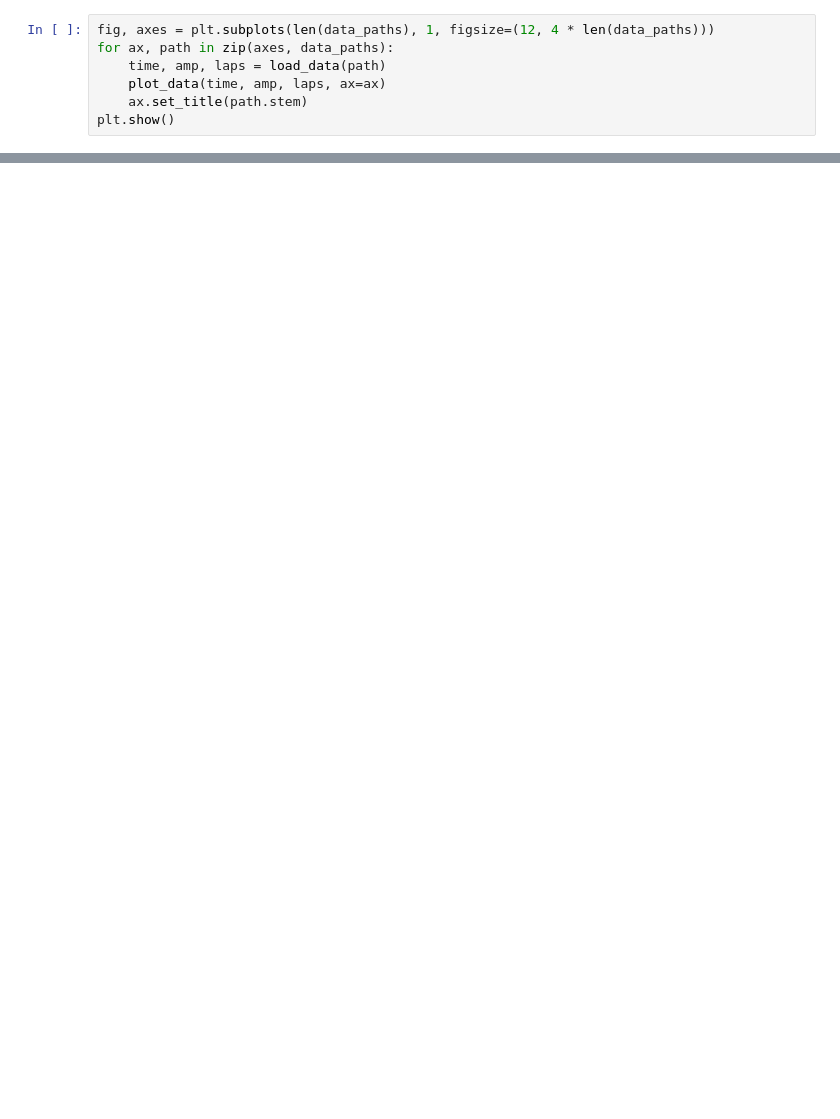
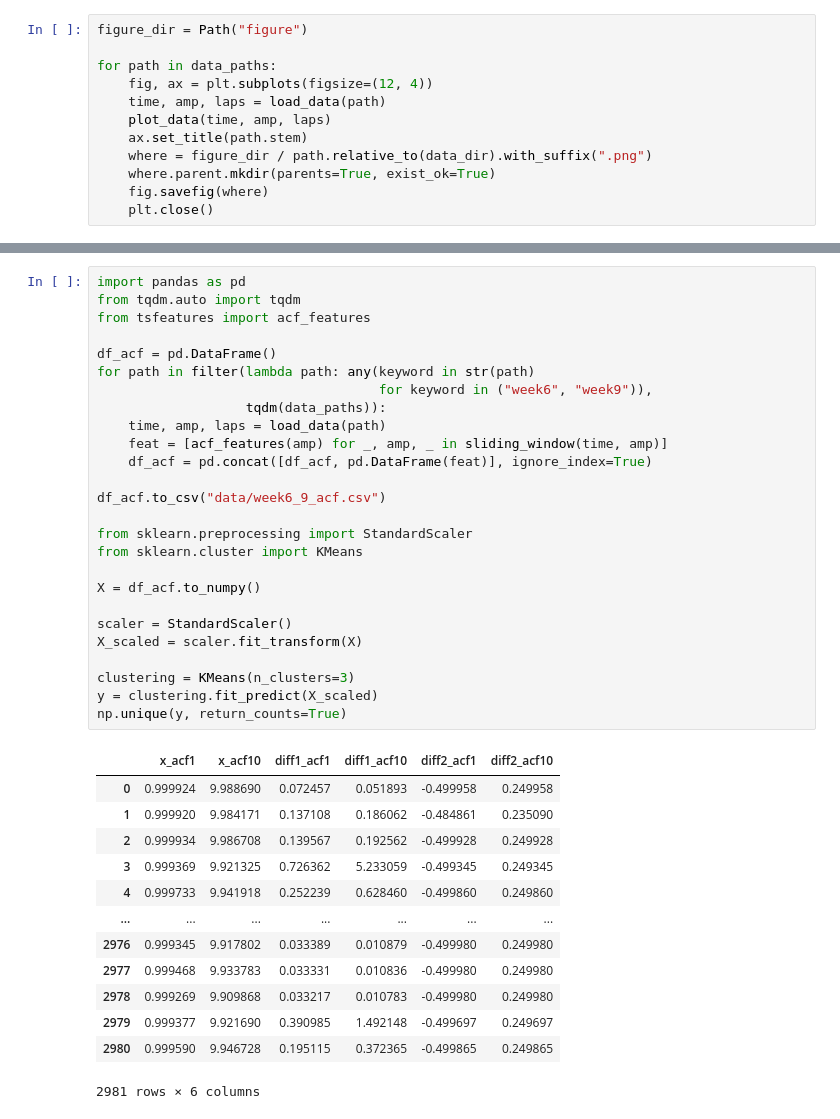
Before and after one commit to edward-ji/eyePlay, a Jupyter notebook: analysis/event.ipynb, the cells around one changed output, grey strips where cells are left out. Cells and saved outputs as stored; diff of their text form; blank space fills up the shorter version.

```diff
--- a/analysis/event.ipynb
+++ b/analysis/event.ipynb
@@ -61,7 +71,12 @@ plt.show()
 # %%
-fig, axes = plt.subplots(len(data_paths), 1, figsize=(12, 4 * len(data_paths)))
-for ax, path in zip(axes, data_paths):
+figure_dir = Path("figure")
+
+for path in data_paths:
+    fig, ax = plt.subplots(figsize=(12, 4))
     time, amp, laps = load_data(path)
-    plot_data(time, amp, laps, ax=ax)
+    plot_data(time, amp, laps)
     ax.set_title(path.stem)
-plt.show()
+    where = figure_dir / path.relative_to(data_dir).with_suffix(".png")
+    where.parent.mkdir(parents=True, exist_ok=True)
+    fig.savefig(where)
+    plt.close()
@@ -169,0 +174,40 @@ plt.show()
+# %%
+import pandas as pd
+from tqdm.auto import tqdm
+from tsfeatures import acf_features
+
+df_acf = pd.DataFrame()
+for path in filter(lambda path: any(keyword in str(path)
+                                    for keyword in ("week6", "week9")),
+                   tqdm(data_paths)):
+    time, amp, laps = load_data(path)
+    feat = [acf_features(amp) for _, amp, _ in sliding_window(time, amp)]
+    df_acf = pd.concat([df_acf, pd.DataFrame(feat)], ignore_index=True)
+
+df_acf.to_csv("data/week6_9_acf.csv")
+
+from sklearn.preprocessing import StandardScaler
+from sklearn.cluster import KMeans
+
+X = df_acf.to_numpy()
+
+scaler = StandardScaler()
+X_scaled = scaler.fit_transform(X)
+
+clustering = KMeans(n_clusters=3)
+y = clustering.fit_predict(X_scaled)
+np.unique(y, return_counts=True)
+# %% [output]
+|  | x_acf1 | x_acf10 | diff1_acf1 | diff1_acf10 | diff2_acf1 | diff2_acf10 |
+| 0 | 0.999924 | 9.988690 | 0.072457 | 0.051893 | -0.499958 | 0.249958 |
+| 1 | 0.999920 | 9.984171 | 0.137108 | 0.186062 | -0.484861 | 0.235090 |
+| 2 | 0.999934 | 9.986708 | 0.139567 | 0.192562 | -0.499928 | 0.249928 |
+| 3 | 0.999369 | 9.921325 | 0.726362 | 5.233059 | -0.499345 | 0.249345 |
+| 4 | 0.999733 | 9.941918 | 0.252239 | 0.628460 | -0.499860 | 0.249860 |
+| ... | ... | ... | ... | ... | ... | ... |
+| 2976 | 0.999345 | 9.917802 | 0.033389 | 0.010879 | -0.499980 | 0.249980 |
+| 2977 | 0.999468 | 9.933783 | 0.033331 | 0.010836 | -0.499980 | 0.249980 |
+| 2978 | 0.999269 | 9.909868 | 0.033217 | 0.010783 | -0.499980 | 0.249980 |
+| 2979 | 0.999377 | 9.921690 | 0.390985 | 1.492148 | -0.499697 | 0.249697 |
+| 2980 | 0.999590 | 9.946728 | 0.195115 | 0.372365 | -0.499865 | 0.249865 |
+2981 rows × 6 columns
```
Also changed, not shown: parts of 24 cells of this notebook, 1 other file.
